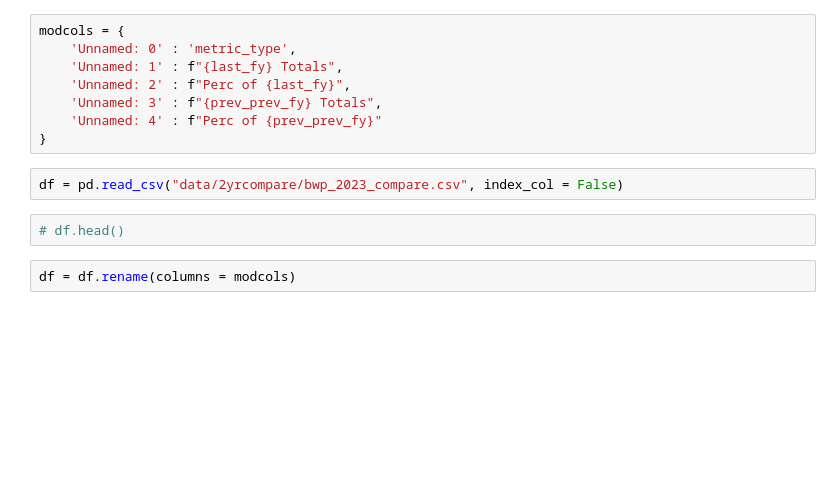
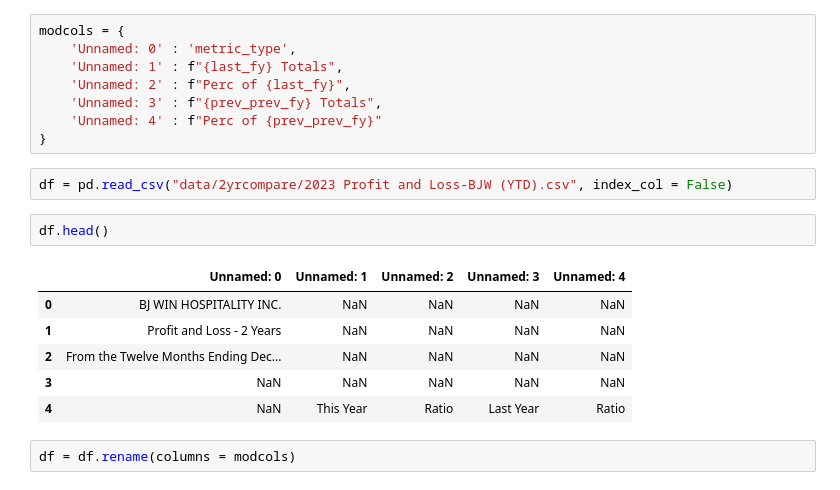
Before and after one commit to wliu123/hotel_analysis, a Jupyter notebook: Income_sheet_2yr_compare.ipynb, the cells around one changed output. Saved outputs shown, nothing was run; the diff lists cells and outputs as text; blank space fills up the shorter version.

```diff
--- a/Income_sheet_2yr_compare.ipynb
+++ b/Income_sheet_2yr_compare.ipynb
@@ -22,9 +22,16 @@ modcols = {
     'Unnamed: 4' : f"Perc of {prev_prev_fy}"
 }
 # %%
-df = pd.read_csv("data/2yrcompare/bwp_2023_compare.csv", index_col = False)
+df = pd.read_csv("data/2yrcompare/2023 Profit and Loss-BJW (YTD).csv", index_col = False)
 # %%
-# df.head()
+df.head()
+# %% [output]
+|  | Unnamed: 0 | Unnamed: 1 | Unnamed: 2 | Unnamed: 3 | Unnamed: 4 |
+| 0 | BJ WIN HOSPITALITY INC. | NaN | NaN | NaN | NaN |
+| 1 | Profit and Loss - 2 Years | NaN | NaN | NaN | NaN |
+| 2 | From the Twelve Months Ending Dec... | NaN | NaN | NaN | NaN |
+| 3 | NaN | NaN | NaN | NaN | NaN |
+| 4 | NaN | This Year | Ratio | Last Year | Ratio |
 # %%
 df = df.rename(columns = modcols)
 # %%
```
Also changed, not shown: parts of 20 cells of this notebook.
